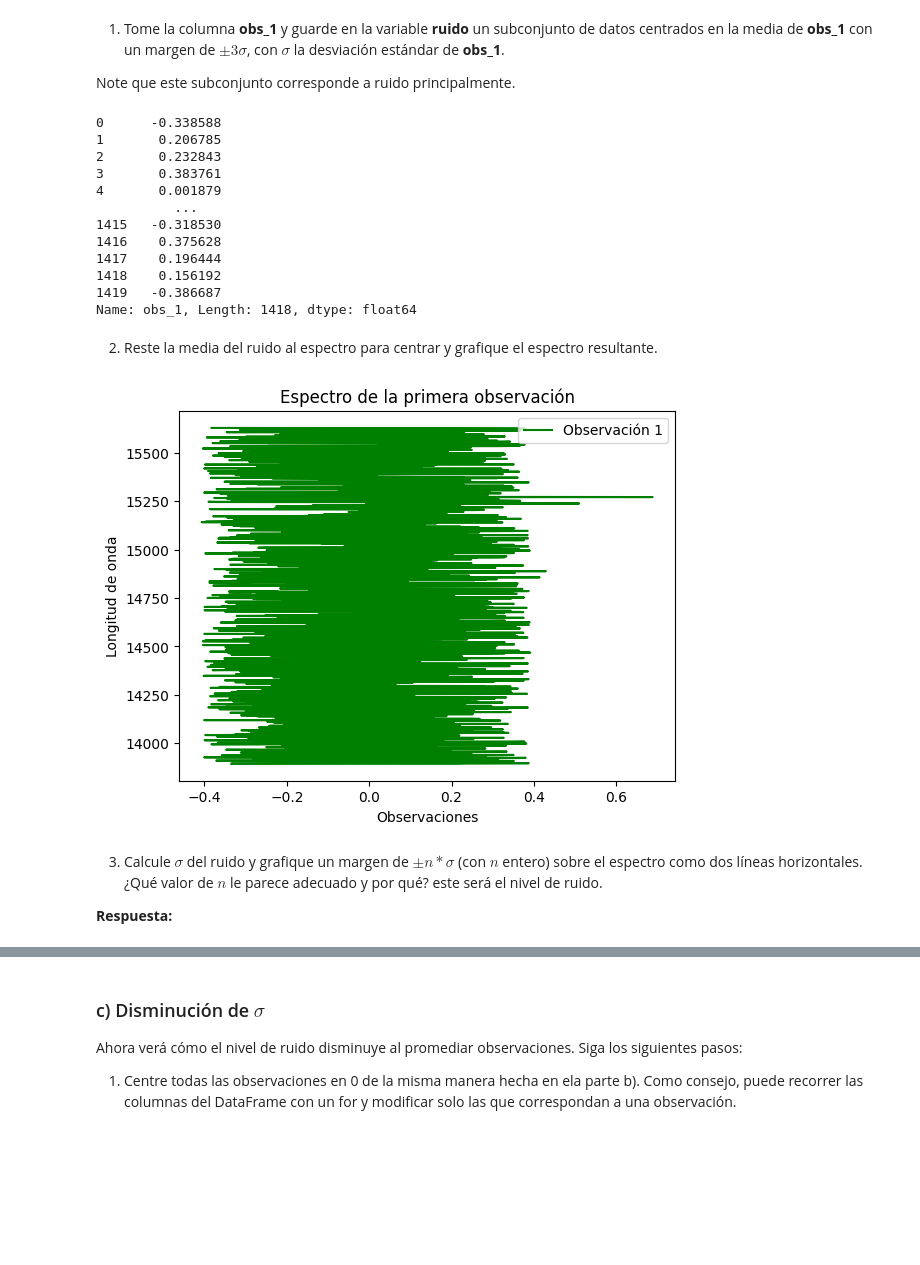
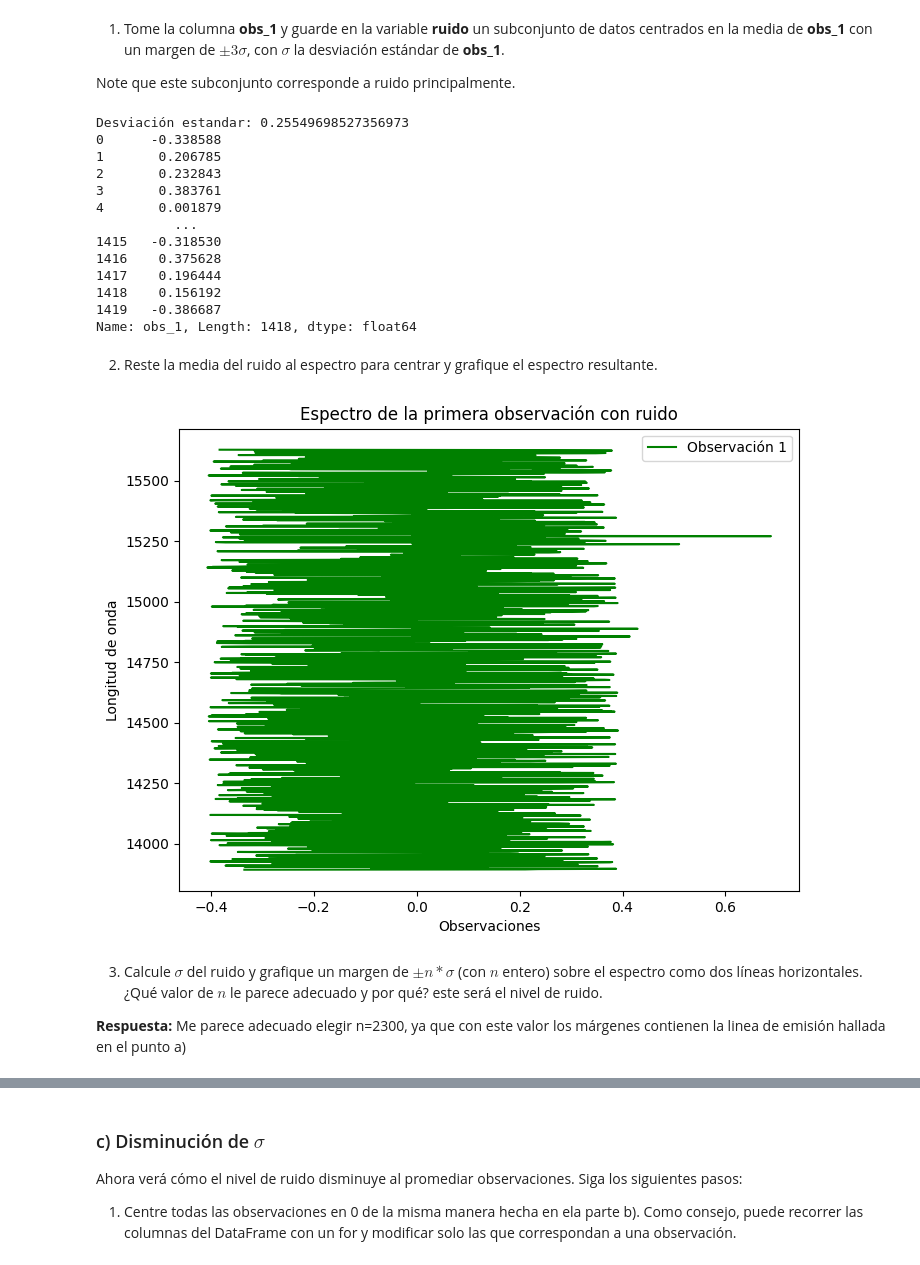
Before and after one commit to Xavier204/Tarea-2, a Jupyter notebook: Tarea2.ipynb, the cells around one changed output, grey strips where cells are left out. Drawn from its saved outputs; the diff is of its cells as text; code cells hidden in the pictures; blank space fills up the shorter version.

```diff
--- a/Tarea2.ipynb
+++ b/Tarea2.ipynb
@@ -289,8 +289,10 @@ Note que este subconjunto corresponde a ruido principalmente.
 des_est=data["obs_1"].std()
 media=data["obs_1"].mean()
 ruido = data["obs_1"][(data["obs_1"]>=media-3*des_est) & (data["obs_1"]<=media+3*des_est)]
+print("Desviación estandar: " + str(des_est))
 print(ruido)
 # %% [output]
+Desviación estandar: 0.25549698527356973
 0      -0.338588
 1       0.206785
 2       0.232843
@@ -308,17 +310,18 @@ Name: obs_1, Length: 1418, dtype: float64
 # %%
 # Grafique el espectro centrado en 0 aquí
 media_ruido=ruido.mean()
 ruido_corregido=ruido-media_ruido
 
+plt.figure(figsize=(8, 6))
 plt.plot(ruido_corregido, data["Wlth"][ruido.index], color="green", label="Observación 1")
 plt.xlabel("Observaciones")
 plt.ylabel("Longitud de onda")
-plt.title("Espectro de la primera observación")
+plt.title("Espectro de la primera observación con ruido")
 plt.legend()
 plt.show()
 # %% [output]
-[figure, old version]
+[figure, new version]
 # %% [markdown]
 3. Calcule $\sigma$ del ruido y grafique un margen de $\pm n*\sigma$ (con $n$ entero) sobre el espectro como dos líneas horizontales. ¿Qué valor de $n$ le parece adecuado y por qué? este será el nivel de ruido.
 
-**Respuesta:**
+**Respuesta:** Me parece adecuado elegir n=2300, ya que con este valor los márgenes contienen la linea de emisión hallada en el punto a)
```
Also changed, not shown: parts of 4 cells of this notebook.
